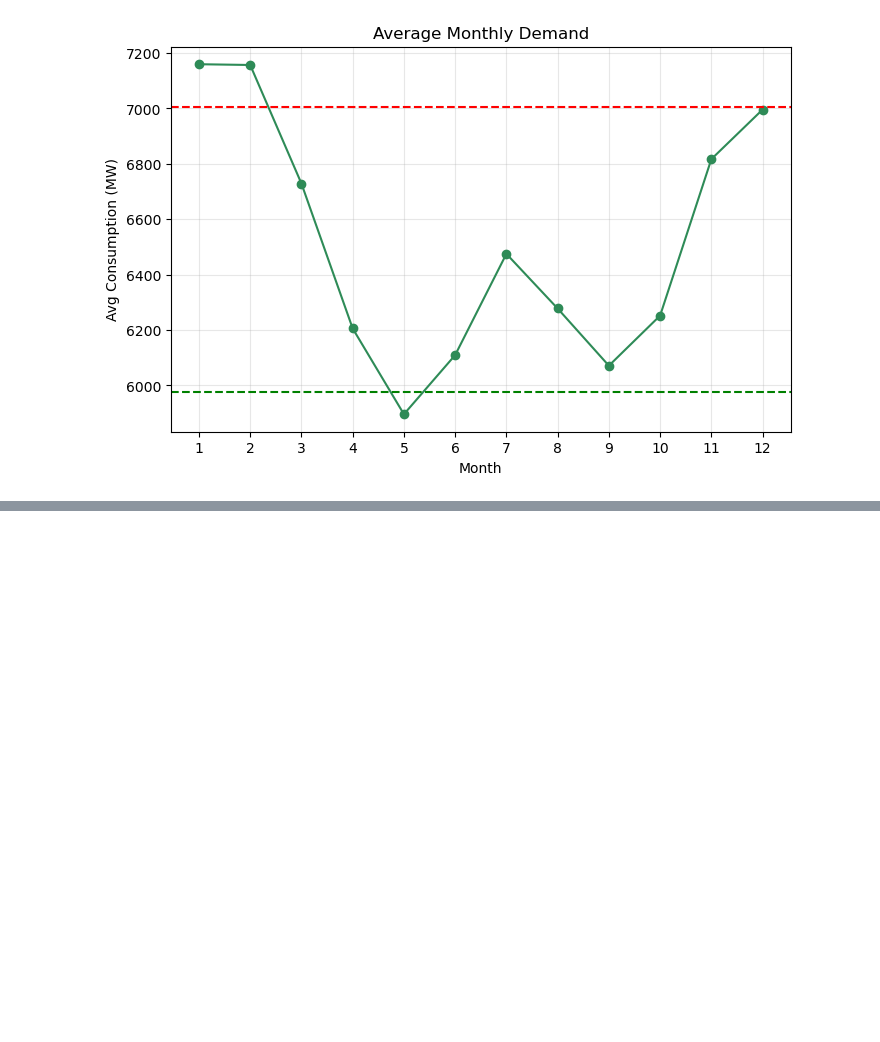
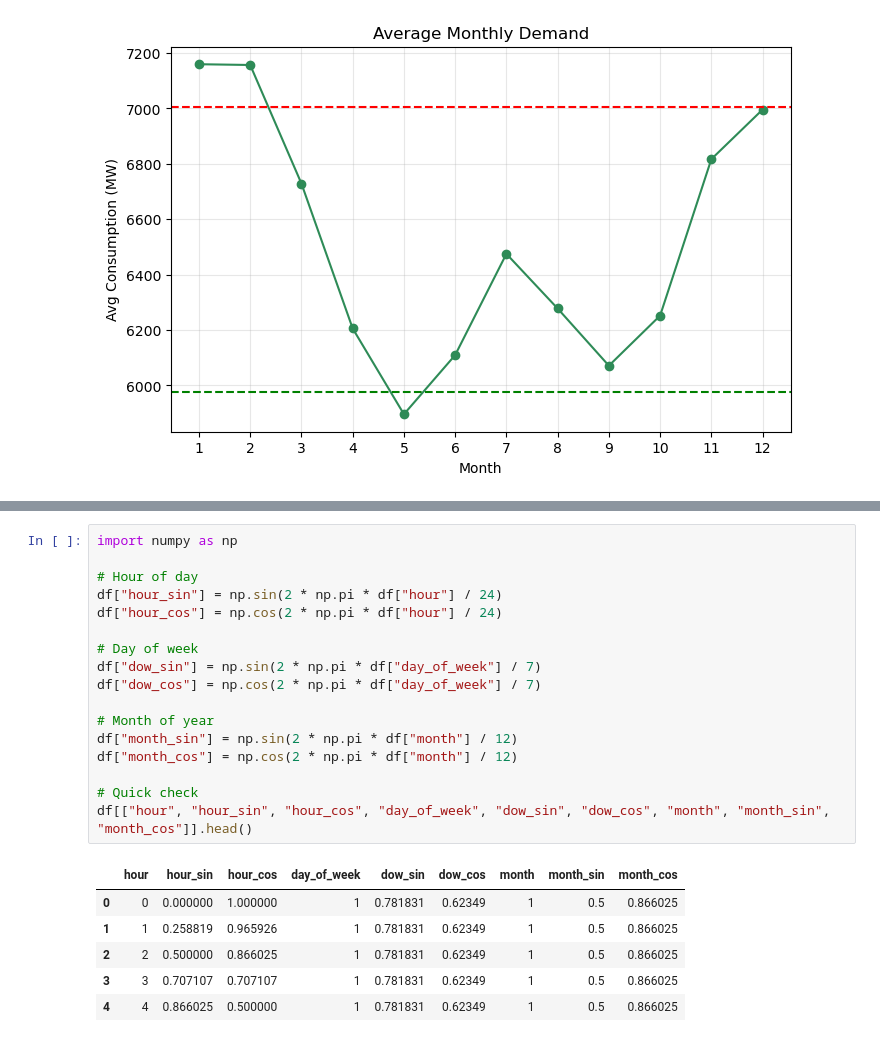
Before and after one commit to FedorSulaev/energy-demand-classifier, a Jupyter notebook: notebooks/02_data_collection_and_preprocessing.ipynb, the cells around one changed output, grey strips where cells are left out. Cells and saved outputs as stored; diff of their text form; blank space fills up the shorter version.

```diff
--- a/notebooks/02_data_collection_and_preprocessing.ipynb
+++ b/notebooks/02_data_collection_and_preprocessing.ipynb
@@ -602,0 +682,24 @@ plt.show()
+# %%
+import numpy as np
+
+# Hour of day
+df["hour_sin"] = np.sin(2 * np.pi * df["hour"] / 24)
+df["hour_cos"] = np.cos(2 * np.pi * df["hour"] / 24)
+
+# Day of week
+df["dow_sin"] = np.sin(2 * np.pi * df["day_of_week"] / 7)
+df["dow_cos"] = np.cos(2 * np.pi * df["day_of_week"] / 7)
+
+# Month of year
+df["month_sin"] = np.sin(2 * np.pi * df["month"] / 12)
+df["month_cos"] = np.cos(2 * np.pi * df["month"] / 12)
+
+# Quick check
+df[["hour", "hour_sin", "hour_cos", "day_of_week", "dow_sin", "dow_cos", "month", "month_sin", "month_cos"]].head()
+# %% [output]
+|  | hour | hour_sin | hour_cos | day_of_week | dow_sin | dow_cos | month | month_sin | month_cos |
+| 0 | 0 | 0.000000 | 1.000000 | 1 | 0.781831 | 0.62349 | 1 | 0.5 | 0.866025 |
+| 1 | 1 | 0.258819 | 0.965926 | 1 | 0.781831 | 0.62349 | 1 | 0.5 | 0.866025 |
+| 2 | 2 | 0.500000 | 0.866025 | 1 | 0.781831 | 0.62349 | 1 | 0.5 | 0.866025 |
+| 3 | 3 | 0.707107 | 0.707107 | 1 | 0.781831 | 0.62349 | 1 | 0.5 | 0.866025 |
+| 4 | 4 | 0.866025 | 0.500000 | 1 | 0.781831 | 0.62349 | 1 | 0.5 | 0.866025 |
```
Also changed, not shown: parts of 19 cells of this notebook, 2 other files.
